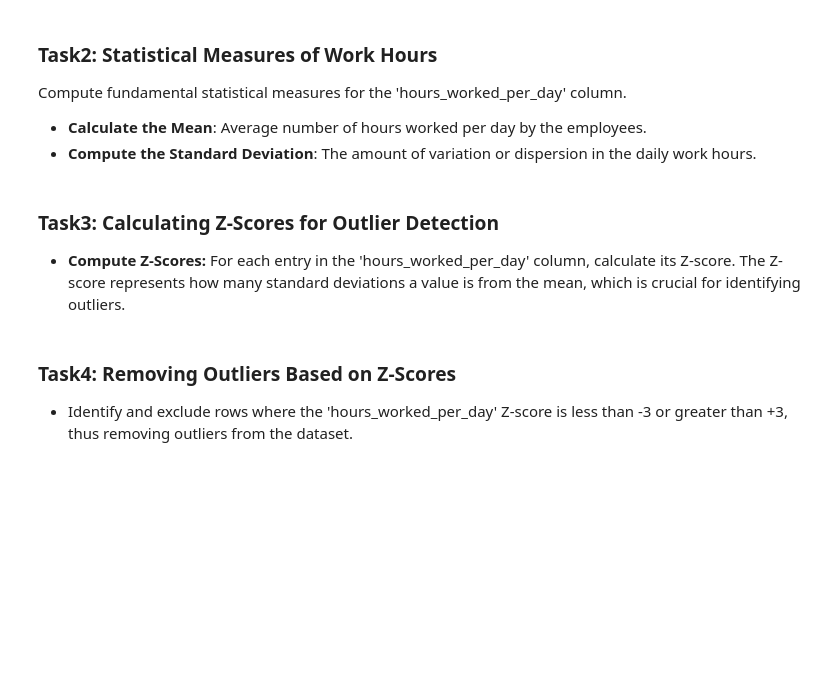
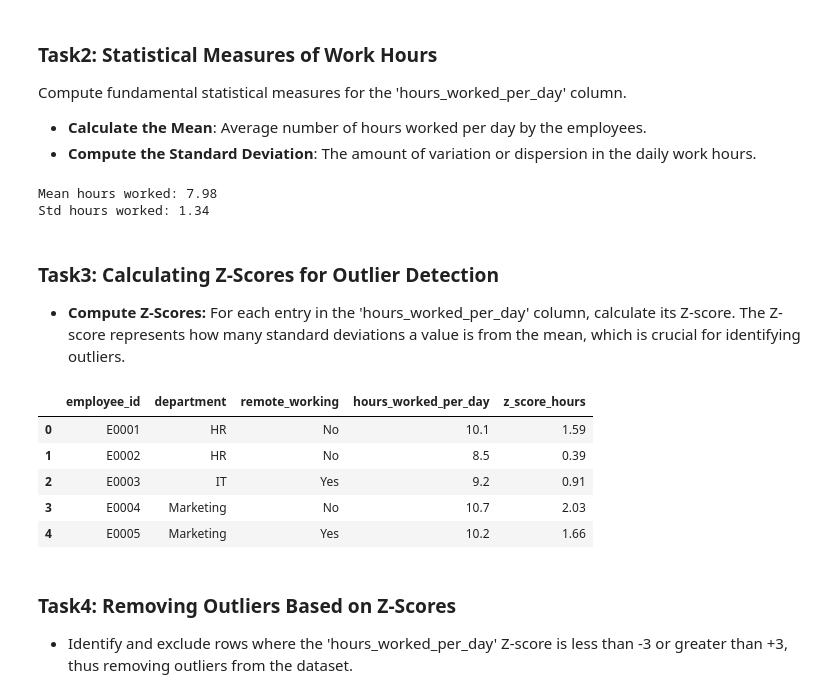
Before and after one commit to HMurawski/dump, a Jupyter notebook: dump_learning/cb/statistics/employees-workhours-analysis.ipynb, the cells around one changed output. Cells and saved outputs as stored; diff of their text form; code cells hidden in the pictures; blank space fills up the shorter version.

```diff
--- a/dump_learning/cb/statistics/employees-workhours-analysis.ipynb
+++ b/dump_learning/cb/statistics/employees-workhours-analysis.ipynb
@@ -36,10 +36,37 @@ df.head()
 Compute fundamental statistical measures for the 'hours_worked_per_day' column.
 - **Calculate the Mean**: Average number of hours worked per day by the employees.
 - **Compute the Standard Deviation**: The amount of variation or dispersion in the daily work hours.
+# %%
+mean_hours_worked= df["hours_worked_per_day"].mean()
+std_hours_worked = df["hours_worked_per_day"].std()
+
+print(f"Mean hours worked: {round(mean_hours_worked,2)}\nStd hours worked: {round(std_hours_worked,2)}")
+# %% [output]
+Mean hours worked: 7.98
+Std hours worked: 1.34
 # %% [markdown]
 ### Task3: Calculating Z-Scores for Outlier Detection
 
 - **Compute Z-Scores:** For each entry in the 'hours_worked_per_day' column, calculate its Z-score. The Z-score represents how many standard deviations a value is from the mean, which is crucial for identifying outliers.
+# %%
+#z score = (x-mean)/std
+
+
+def get_zscore_hours(series):
+    '''Calculate z-score for a given pandas Series'''
+    z_score_hours = round((series - mean_hours_worked) / std_hours_worked, 2)
+    return z_score_hours
+
+df["z_score_hours"] = get_zscore_hours(df["hours_worked_per_day"])
+
+df.head()
+# %% [output]
+|  | employee_id | department | remote_working | hours_worked_per_day | z_score_hours |
+| 0 | E0001 | HR | No | 10.1 | 1.59 |
+| 1 | E0002 | HR | No | 8.5 | 0.39 |
+| 2 | E0003 | IT | Yes | 9.2 | 0.91 |
+| 3 | E0004 | Marketing | No | 10.7 | 2.03 |
+| 4 | E0005 | Marketing | Yes | 10.2 | 1.66 |
 # %% [markdown]
 ### Task4: Removing Outliers Based on Z-Scores
 
```
Also changed, not shown: parts of 4 cells of this notebook.
